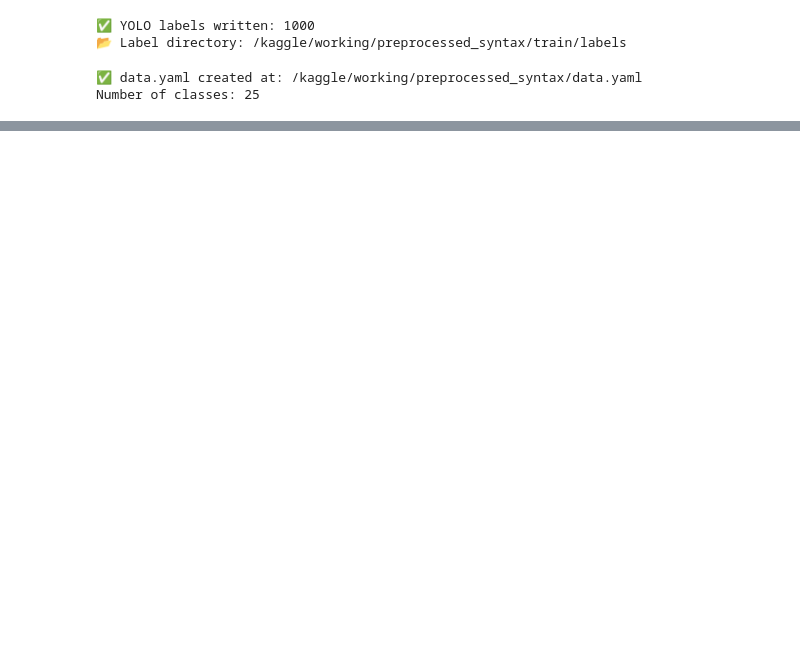
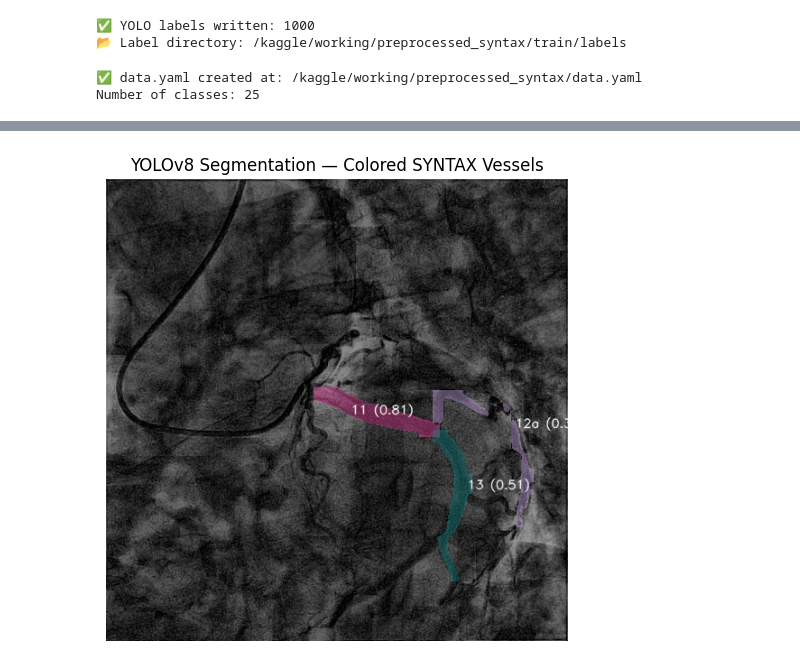
Before and after one commit to haryshwa05/xca-classification, a Jupyter notebook: xca-classification.ipynb, the cells around one changed output, grey strips where cells are left out. Cells and saved outputs as stored; diff of their text form; code cells hidden in the pictures; blank space fills up the shorter version.

```diff
--- a/xca-classification.ipynb
+++ b/xca-classification.ipynb
@@ -527,0 +556,80 @@ task: 'segment'
+# %%
+from ultralytics import YOLO
+import cv2
+import matplotlib.pyplot as plt
+import numpy as np
+import random
+import os
+
+# YOLO class_id → SYNTAX name
+yolo_id_to_syntax = {
+    0: "1", 1: "2", 2: "3", 3: "4", 4: "5",
+    5: "6", 6: "7", 7: "8", 8: "9", 9: "9a",
+    10: "10", 11: "10a", 12: "11", 13: "12", 14: "12a",
+    15: "13", 16: "14", 17: "14a", 18: "15", 19: "16",
+    20: "16a", 21: "16b", 22: "16c", 23: "12b", 24: "14b"
+}
+
+# Load model
+model = YOLO("/kaggle/working/syntax_yolo/run_20ep/weights/best.pt")
+
+# Pick image
+IMG_DIR = "/kaggle/working/preprocessed_syntax/train/images"
+img_name = random.choice(os.listdir(IMG_DIR))
+img_path = os.path.join(IMG_DIR, img_name)
+
+# Inference
+results = model(img_path, conf=0.25)[0]
+
+# Load image
+img = cv2.imread(img_path)
+img = cv2.cvtColor(img, cv2.COLOR_BGR2RGB)
+
+overlay = img.copy()
+
+# Random but consistent colors per class
+np.random.seed(0)
+class_colors = {
+    i: tuple(np.random.randint(0, 255, 3).tolist())
+    for i in yolo_id_to_syntax.keys()
+}
+
+# Draw masks
+if results.masks is not None:
+    for mask, cls, conf in zip(
+        results.masks.data.cpu().numpy(),
+        results.boxes.cls.cpu().numpy(),
+        results.boxes.conf.cpu().numpy()
+    ):
+        cls = int(cls)
+        color = class_colors[cls]
+        syntax = yolo_id_to_syntax[cls]
+
+        mask = mask.astype(bool)
+
+        # Color the vessel
+        overlay[mask] = (
+            0.6 * overlay[mask] + 0.4 * np.array(color)
+        ).astype(np.uint8)
+
+        # Label position
+        ys, xs = np.where(mask)
+        if len(xs) > 0:
+            x, y = xs[len(xs)//2], ys[len(ys)//2]
+            cv2.putText(
+                overlay,
+                f"{syntax} ({conf:.2f})",
+                (x, y),
+                cv2.FONT_HERSHEY_SIMPLEX,
+                0.45,
+                (255, 255, 255),
+                1,
+                cv2.LINE_AA
+            )
+
+plt.figure(figsize=(6,6))
+plt.imshow(overlay)
+plt.title("YOLOv8 Segmentation — Colored SYNTAX Vessels")
+plt.axis("off")
+plt.show()
+# %% [output]
@@ -527,0 +638 @@ task: 'segment'
+[figure, added]
```
Also changed, not shown: parts of 15 cells of this notebook.
